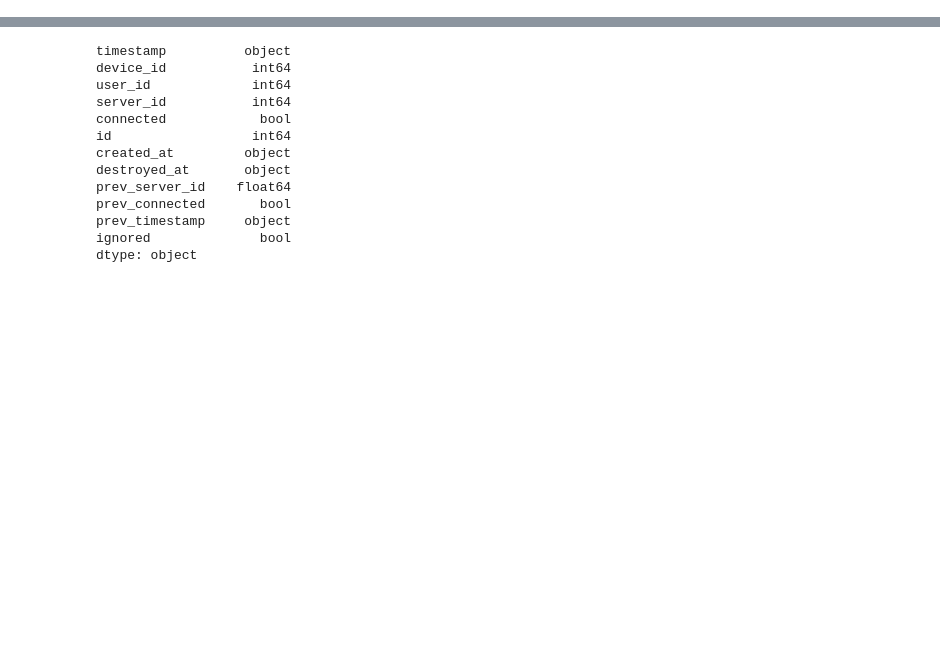
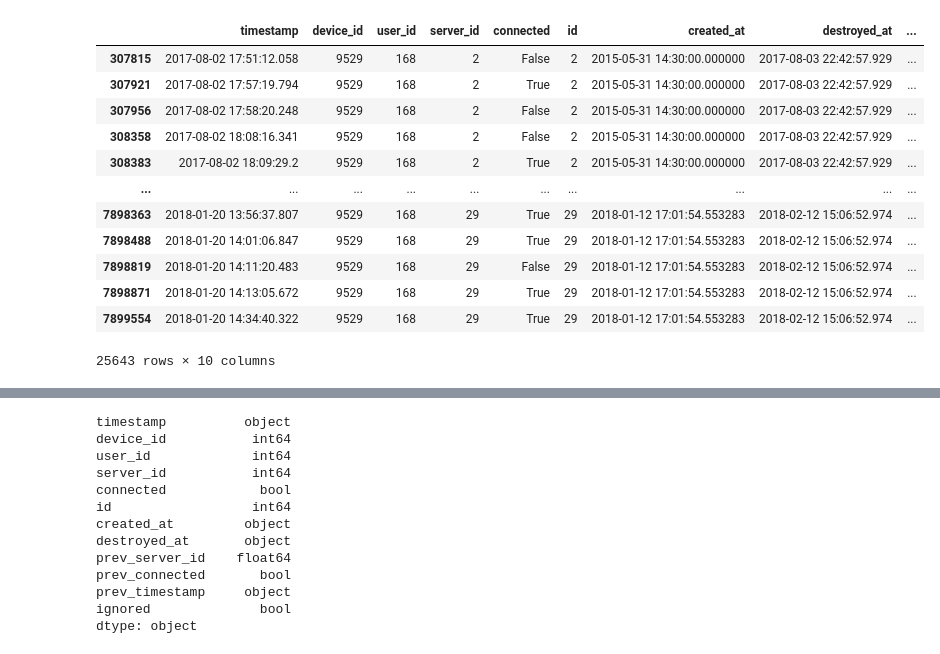
Before and after one commit to iamjakkie/IoTAnalysis-masked, a Jupyter notebook: IoTAnalysis.ipynb, the cells around one changed output, grey strips where cells are left out. Drawn from its saved outputs; the diff is of its cells as text; code cells hidden in the pictures; blank space fills up the shorter version.

```diff
--- a/IoTAnalysis.ipynb
+++ b/IoTAnalysis.ipynb
@@ -98,0 +121,3 @@ events_merged.shape[0]
+# %%
+test['prev_server_id'] = np.nan
+test['prev_connected'] = np.nan
@@ -98,0 +159,16 @@ events_merged.shape[0]
+# %%
+test[test['device_id']==9529].sort_values(by='timestamp')
+# %% [output]
+|  | timestamp | device_id | user_id | server_id | connected | id | created_at | destroyed_at | ... |
+| 307815 | 2017-08-02 17:51:12.058 | 9529 | 168 | 2 | False | 2 | 2015-05-31 14:30:00.000000 | 2017-08-03 22:42:57.929 | ... |
+| 307921 | 2017-08-02 17:57:19.794 | 9529 | 168 | 2 | True | 2 | 2015-05-31 14:30:00.000000 | 2017-08-03 22:42:57.929 | ... |
+| 307956 | 2017-08-02 17:58:20.248 | 9529 | 168 | 2 | False | 2 | 2015-05-31 14:30:00.000000 | 2017-08-03 22:42:57.929 | ... |
+| 308358 | 2017-08-02 18:08:16.341 | 9529 | 168 | 2 | False | 2 | 2015-05-31 14:30:00.000000 | 2017-08-03 22:42:57.929 | ... |
+| 308383 | 2017-08-02 18:09:29.2 | 9529 | 168 | 2 | True | 2 | 2015-05-31 14:30:00.000000 | 2017-08-03 22:42:57.929 | ... |
+| ... | ... | ... | ... | ... | ... | ... | ... | ... | ... |
+| 7898363 | 2018-01-20 13:56:37.807 | 9529 | 168 | 29 | True | 29 | 2018-01-12 17:01:54.553283 | 2018-02-12 15:06:52.974 | ... |
+| 7898488 | 2018-01-20 14:01:06.847 | 9529 | 168 | 29 | True | 29 | 2018-01-12 17:01:54.553283 | 2018-02-12 15:06:52.974 | ... |
+| 7898819 | 2018-01-20 14:11:20.483 | 9529 | 168 | 29 | False | 29 | 2018-01-12 17:01:54.553283 | 2018-02-12 15:06:52.974 | ... |
+| 7898871 | 2018-01-20 14:13:05.672 | 9529 | 168 | 29 | True | 29 | 2018-01-12 17:01:54.553283 | 2018-02-12 15:06:52.974 | ... |
+| 7899554 | 2018-01-20 14:34:40.322 | 9529 | 168 | 29 | True | 29 | 2018-01-12 17:01:54.553283 | 2018-02-12 15:06:52.974 | ... |
+25643 rows × 10 columns
```
Also changed, not shown: parts of 18 cells of this notebook.
